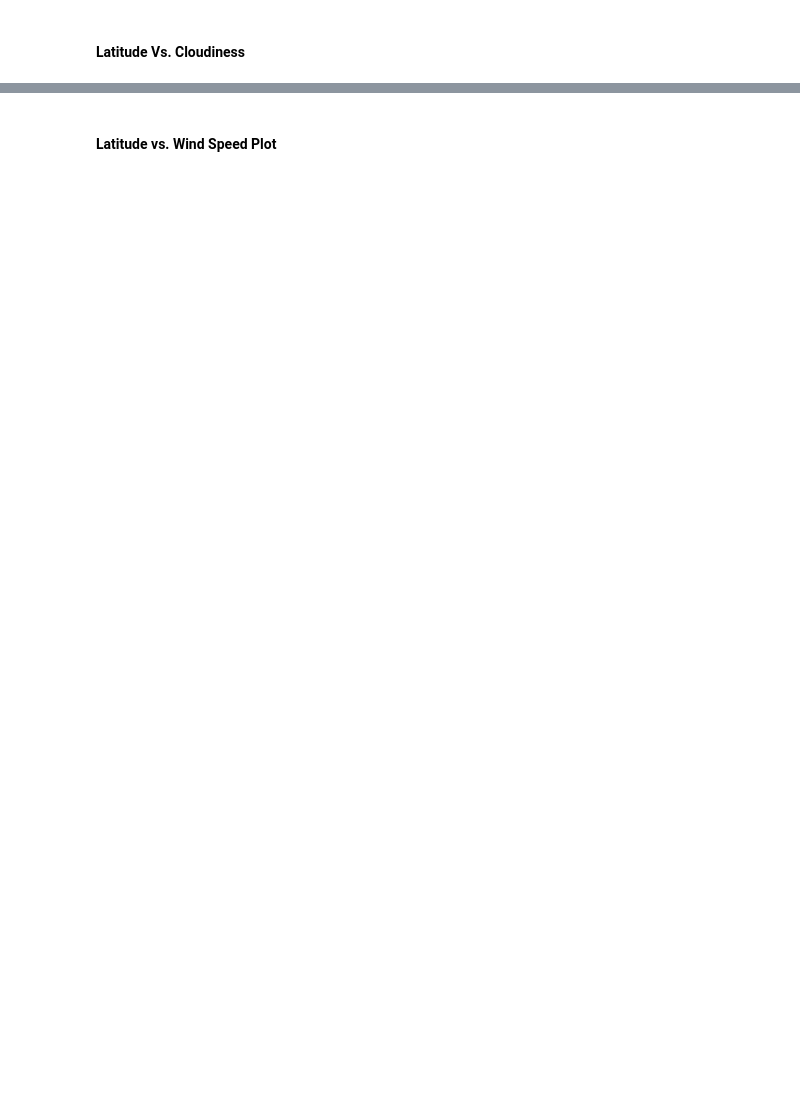
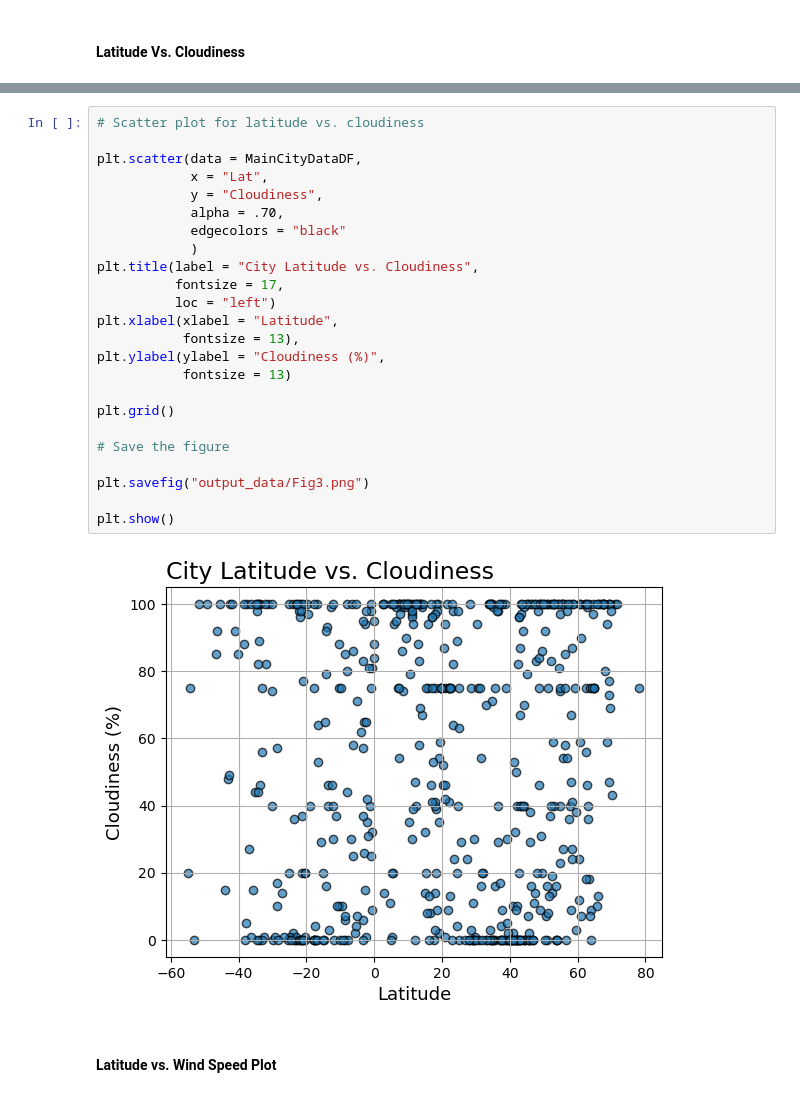
Before and after one commit to dejesusalcala/python-api-challenge, a Jupyter notebook: WeatherPy.ipynb, the cells around one changed output, grey strips where cells are left out. Saved outputs shown, nothing was run; the diff lists cells and outputs as text; blank space fills up the shorter version.

```diff
--- a/WeatherPy.ipynb
+++ b/WeatherPy.ipynb
@@ -252,2 +265,28 @@ plt.show()
+# %%
+# Scatter plot for latitude vs. cloudiness
+
+plt.scatter(data = MainCityDataDF,
+            x = "Lat",
+            y = "Cloudiness",
+            alpha = .70,
+            edgecolors = "black"
+            )
+plt.title(label = "City Latitude vs. Cloudiness",
+          fontsize = 17,
+          loc = "left")
+plt.xlabel(xlabel = "Latitude",
+           fontsize = 13),
+plt.ylabel(ylabel = "Cloudiness (%)",
+           fontsize = 13)
+
+plt.grid()
+
+# Save the figure
+
+plt.savefig("output_data/Fig3.png")
+
+plt.show()
+# %% [output]
+[figure, added]
 # %% [markdown]
 #### Latitude vs. Wind Speed Plot
```
Also changed, not shown: parts of 9 cells of this notebook, 4 other files.
